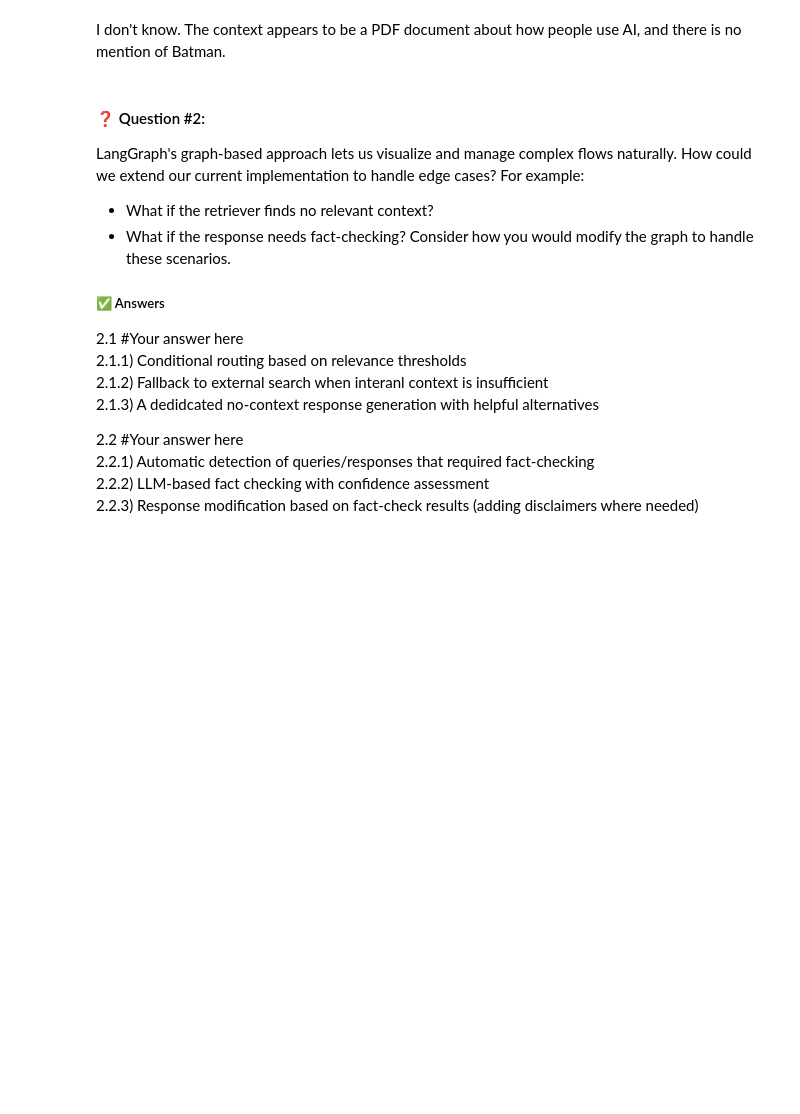
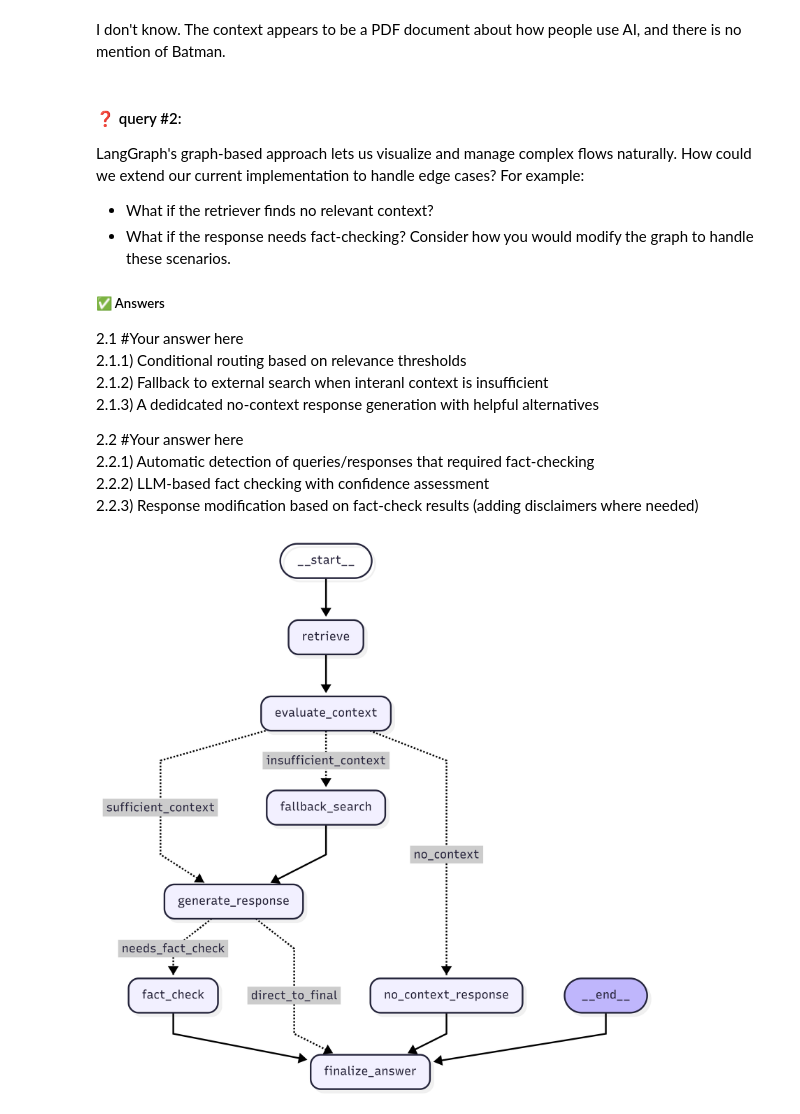
Before and after one commit to sl2902/aie8, a Jupyter notebook: 04_Production_RAG/Assignment_Introduction_to_LCEL_and_LangGraph_LangChain_Powered_RAG.ipynb, the cells around one changed output. Cells and saved outputs as stored; diff of their text form; code cells hidden in the pictures; blank space fills up the shorter version.

```diff
--- a/04_Production_RAG/Assignment_Introduction_to_LCEL_and_LangGraph_LangChain_Powered_RAG.ipynb
+++ b/04_Production_RAG/Assignment_Introduction_to_LCEL_and_LangGraph_LangChain_Powered_RAG.ipynb
@@ -591,7 +586,7 @@ display(Markdown(response["response"]))
 # %% [output]
 I don't know. The context appears to be a PDF document about how people use AI, and there is no mention of Batman.
 # %% [markdown]
-#### ❓ Question #2:
+#### ❓ query #2:
 LangGraph's graph-based approach lets us visualize and manage complex flows naturally. How could we extend our current implementation to handle edge cases? For example:
 - What if the retriever finds no relevant context?
 - What if the response needs fact-checking?
@@ -609,0 +619,5 @@ Consider how you would modify the graph to handle these scenarios.
+# %%
+from IPython.display import Markdown, display, Image
+display(Image(data="asset/extended_rag.png"))
+# %% [output]
+[figure, added]
```
Also changed, not shown: parts of 22 cells of this notebook.
